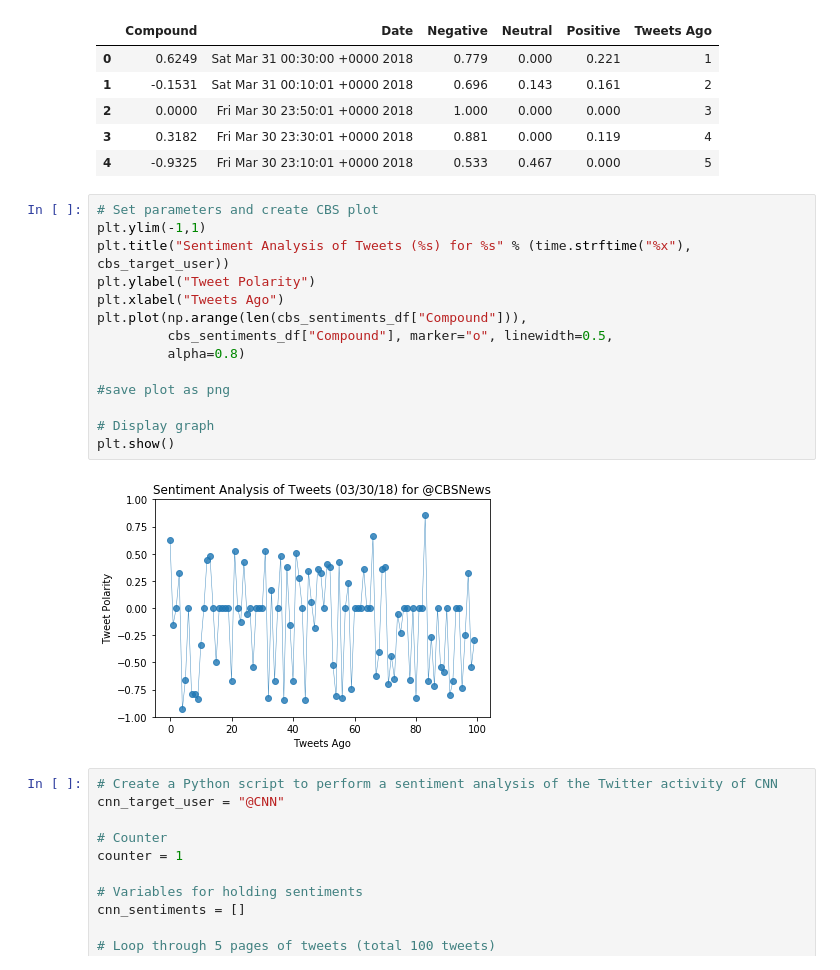
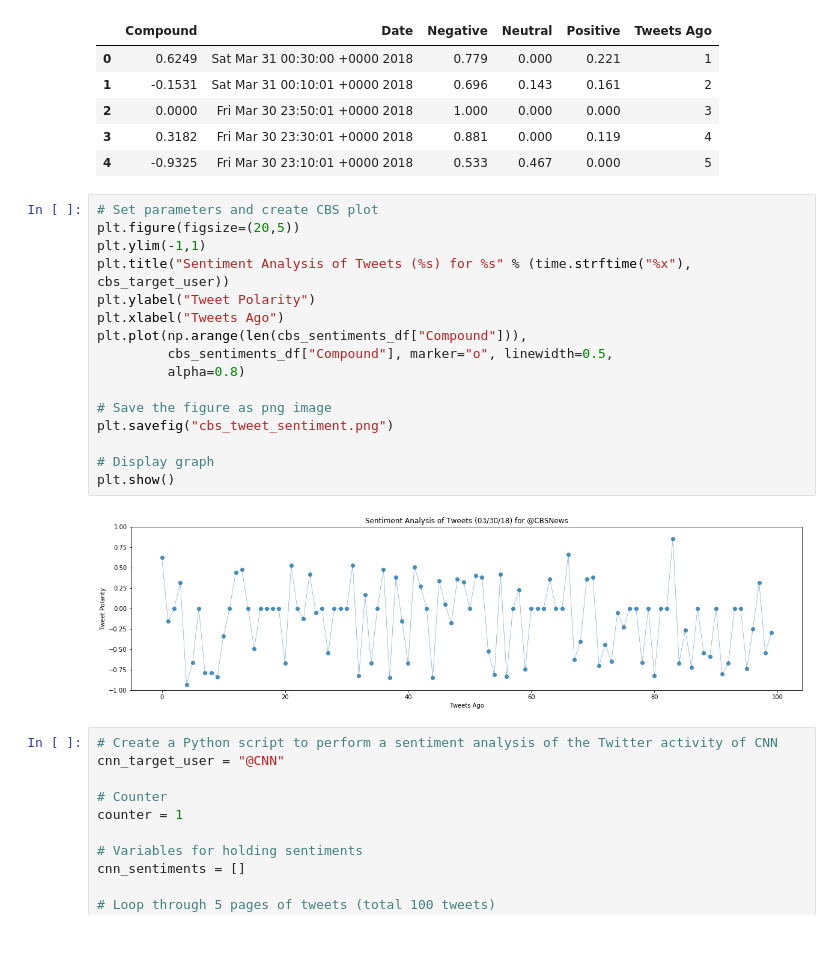
Before and after one commit to ehyoder/Social_Analytics_HW, a Jupyter notebook: Social_Analytics_Hw.ipynb, the cells around one changed output. Drawn from its saved outputs; the diff is of its cells as text; blank space fills up the shorter version.

```diff
--- a/Social_Analytics_Hw.ipynb
+++ b/Social_Analytics_Hw.ipynb
@@ -138,20 +141,22 @@ cbs_sentiments_df.head()
 | 4 | -0.9325 | Fri Mar 30 23:10:01 +0000 2018 | 0.533 | 0.467 | 0.000 | 5 |
 # %%
 # Set parameters and create CBS plot
+plt.figure(figsize=(20,5))
 plt.ylim(-1,1)
 plt.title("Sentiment Analysis of Tweets (%s) for %s" % (time.strftime("%x"), cbs_target_user))
 plt.ylabel("Tweet Polarity")
 plt.xlabel("Tweets Ago")
 plt.plot(np.arange(len(cbs_sentiments_df["Compound"])),
          cbs_sentiments_df["Compound"], marker="o", linewidth=0.5,
          alpha=0.8)
 
-#save plot as png
+# Save the figure as png image
+plt.savefig("cbs_tweet_sentiment.png")
 
 # Display graph
 plt.show()
 # %% [output]
-[figure, old version]
+[figure, new version]
 # %%
 # Create a Python script to perform a sentiment analysis of the Twitter activity of CNN
 cnn_target_user = "@CNN"
```
Also changed, not shown: parts of 12 cells of this notebook.
